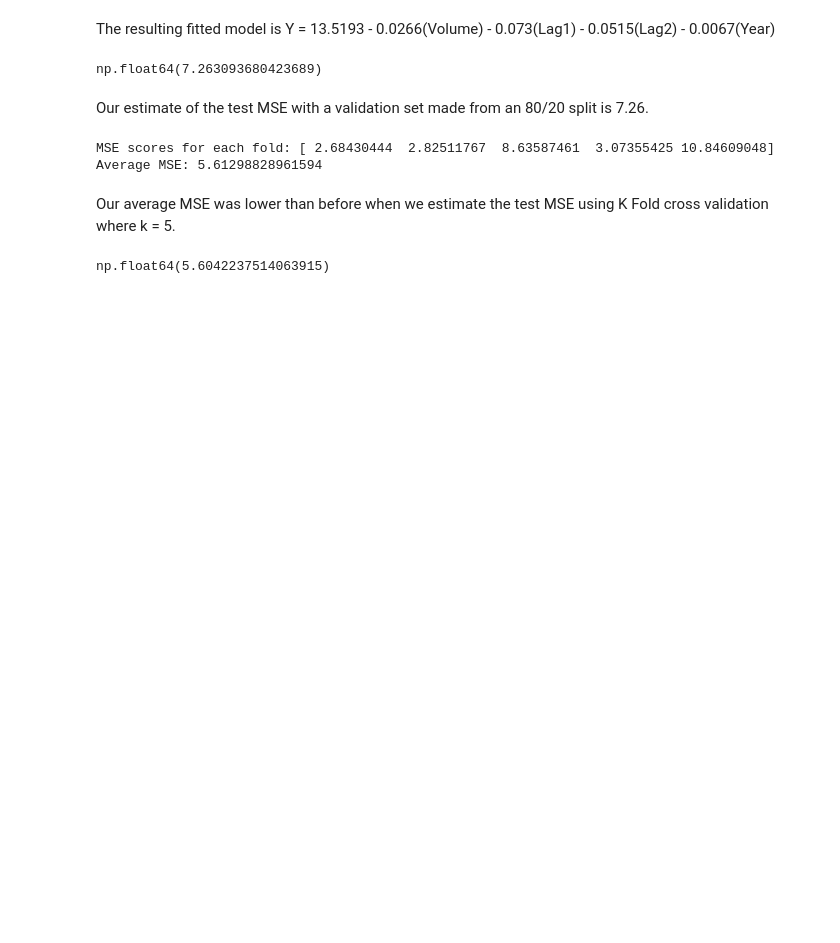
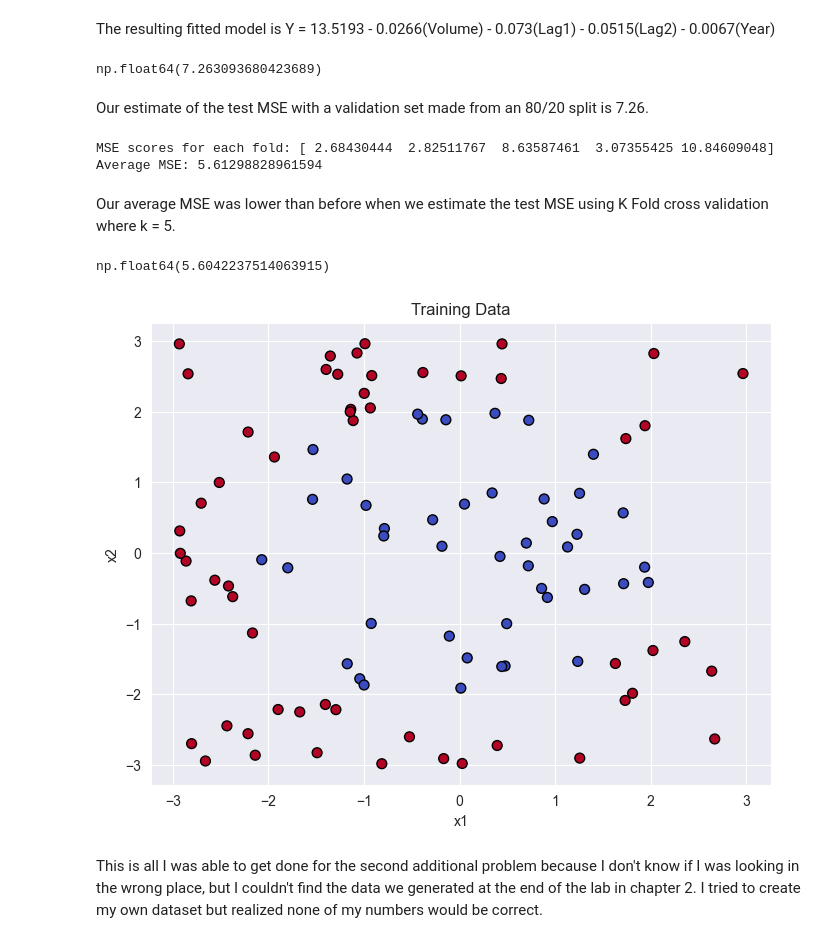
Before and after one commit to CameronOldweiler/DataProjects, a Jupyter notebook: Chapter5Homework.ipynb, the cells around one changed output. Cells and saved outputs as stored; diff of their text form; code cells hidden in the pictures; blank space fills up the shorter version.

```diff
--- a/Chapter5Homework.ipynb
+++ b/Chapter5Homework.ipynb
@@ -251,3 +309,30 @@ for i in range(1089):
 np.mean(SqErrs)
 # %% [output]
 np.float64(5.6042237514063915)
+# %%
+# Set the random seed for reproducibility
+rng = np.random.default_rng(174201)
+
+# Create a simulated training dataset
+n = 100
+x1 = rng.uniform(-3, 3, n)
+x2 = rng.uniform(-3, 3, n)
+
+# Create a binary response
+y = (x1 ** 2 + x2 ** 2 > 4.5).astype(int)
+
+# Combine into DataFrame for convenience
+data = pd.DataFrame({'x1': x1, 'x2': x2, 'y': y})
+
+# Plot the training data
+plt.figure(figsize=(8, 6))
+plt.scatter(data['x1'], data['x2'], c = data['y'], cmap = 'coolwarm', edgecolor = 'k', s = 50)
+plt.xlabel('x1')
+plt.ylabel('x2')
+plt.title('Training Data')
+plt.grid(True)
+plt.show()
+# %% [output]
+[figure, added]
+# %% [markdown]
+This is all I was able to get done for the second additional problem because I don't know if I was looking in the wrong place, but I couldn't find the data we generated at the end of the lab in chapter 2.  I tried to create my own dataset but realized none of my numbers would be correct.
```
Also changed, not shown: parts of 10 cells of this notebook.
